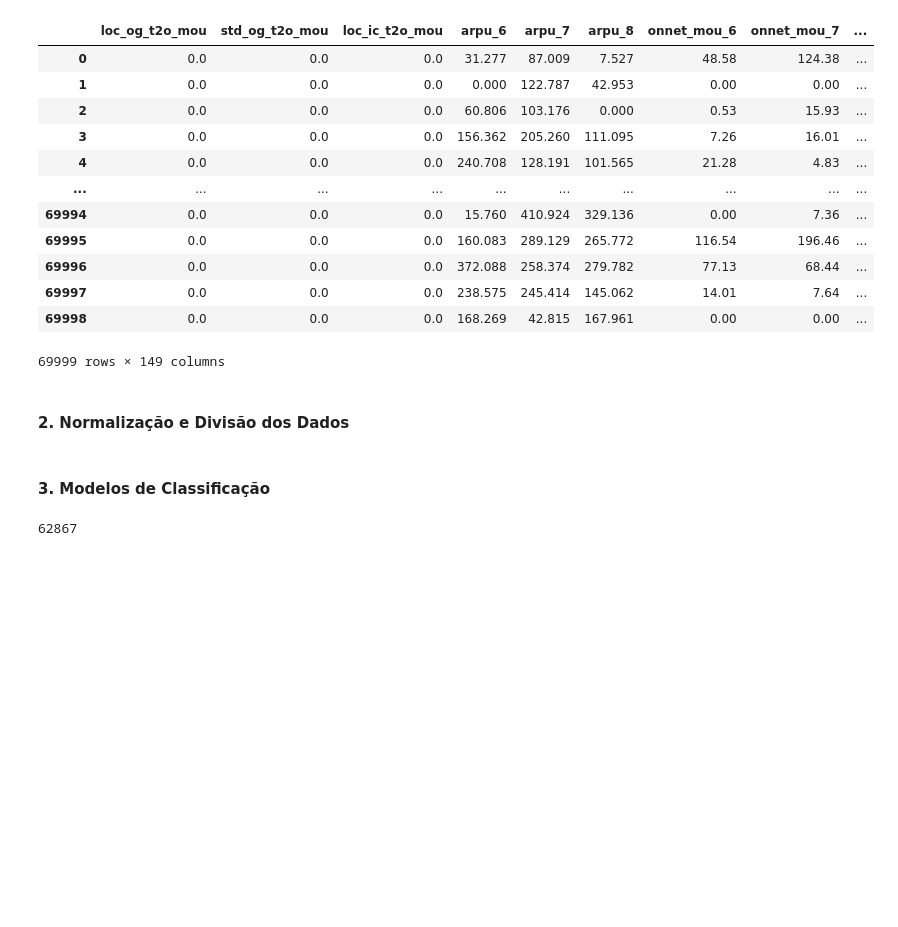
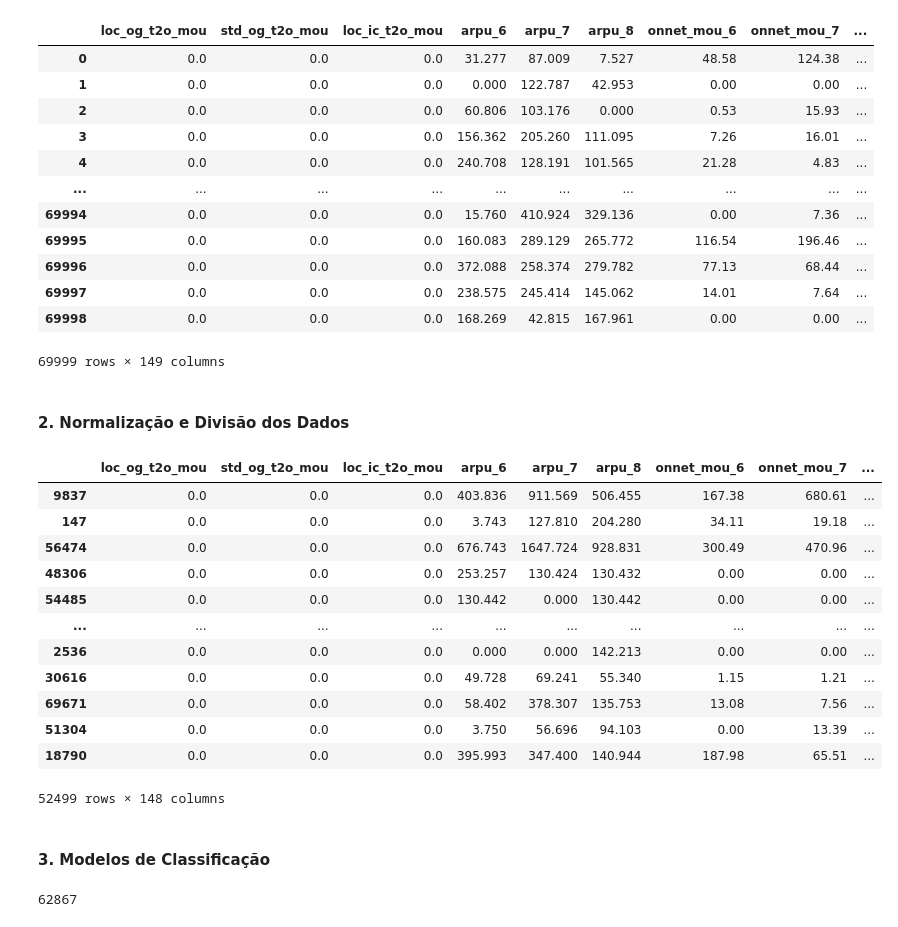
Before and after one commit to lidiambsouza/taxa_rotatividade_telecom, a Jupyter notebook: rotatividade_telecomunicacao.ipynb, the cells around one changed output. Cells and saved outputs as stored; diff of their text form; code cells hidden in the pictures; blank space fills up the shorter version.

```diff
--- a/rotatividade_telecomunicacao.ipynb
+++ b/rotatividade_telecomunicacao.ipynb
@@ -388,6 +388,22 @@ X = df.drop('churn_probability', axis='columns')
 y = df['churn_probability']
 
 X_train, X_test, y_train, y_test = train_test_split(X, y, stratify=y, random_state=42)
+# %%
+X_train
+# %% [output]
+|  | loc_og_t2o_mou | std_og_t2o_mou | loc_ic_t2o_mou | arpu_6 | arpu_7 | arpu_8 | onnet_mou_6 | onnet_mou_7 | ... |
+| 9837 | 0.0 | 0.0 | 0.0 | 403.836 | 911.569 | 506.455 | 167.38 | 680.61 | ... |
+| 147 | 0.0 | 0.0 | 0.0 | 3.743 | 127.810 | 204.280 | 34.11 | 19.18 | ... |
+| 56474 | 0.0 | 0.0 | 0.0 | 676.743 | 1647.724 | 928.831 | 300.49 | 470.96 | ... |
+| 48306 | 0.0 | 0.0 | 0.0 | 253.257 | 130.424 | 130.432 | 0.00 | 0.00 | ... |
+| 54485 | 0.0 | 0.0 | 0.0 | 130.442 | 0.000 | 130.442 | 0.00 | 0.00 | ... |
+| ... | ... | ... | ... | ... | ... | ... | ... | ... | ... |
+| 2536 | 0.0 | 0.0 | 0.0 | 0.000 | 0.000 | 142.213 | 0.00 | 0.00 | ... |
+| 30616 | 0.0 | 0.0 | 0.0 | 49.728 | 69.241 | 55.340 | 1.15 | 1.21 | ... |
+| 69671 | 0.0 | 0.0 | 0.0 | 58.402 | 378.307 | 135.753 | 13.08 | 7.56 | ... |
+| 51304 | 0.0 | 0.0 | 0.0 | 3.750 | 56.696 | 94.103 | 0.00 | 13.39 | ... |
+| 18790 | 0.0 | 0.0 | 0.0 | 395.993 | 347.400 | 140.944 | 187.98 | 65.51 | ... |
+52499 rows × 148 columns
 # %% [markdown]
 <h4> 3. Modelos de Classificação</h4>
 # %%
```
Also changed, not shown: parts of 14 cells of this notebook.
